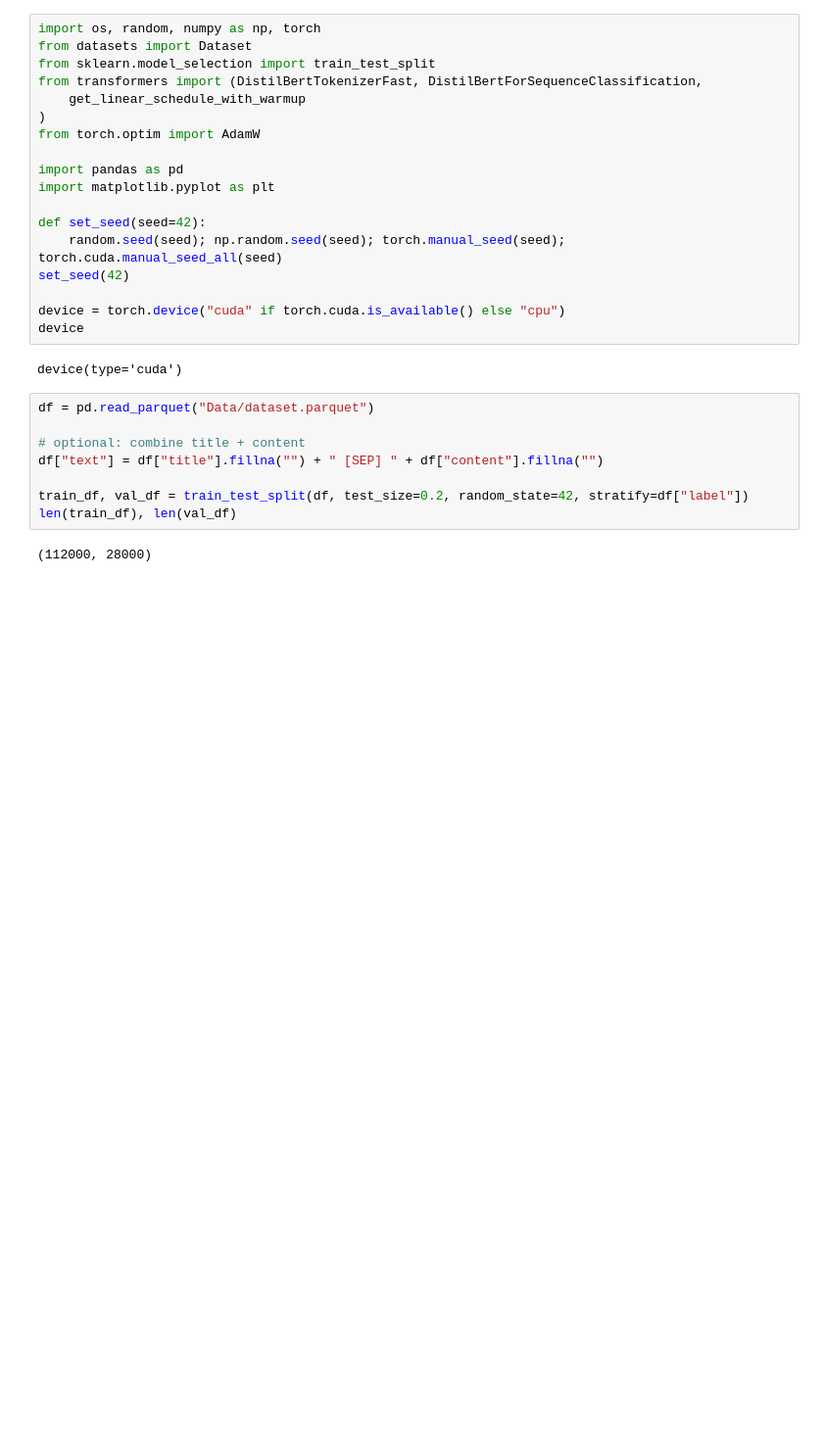
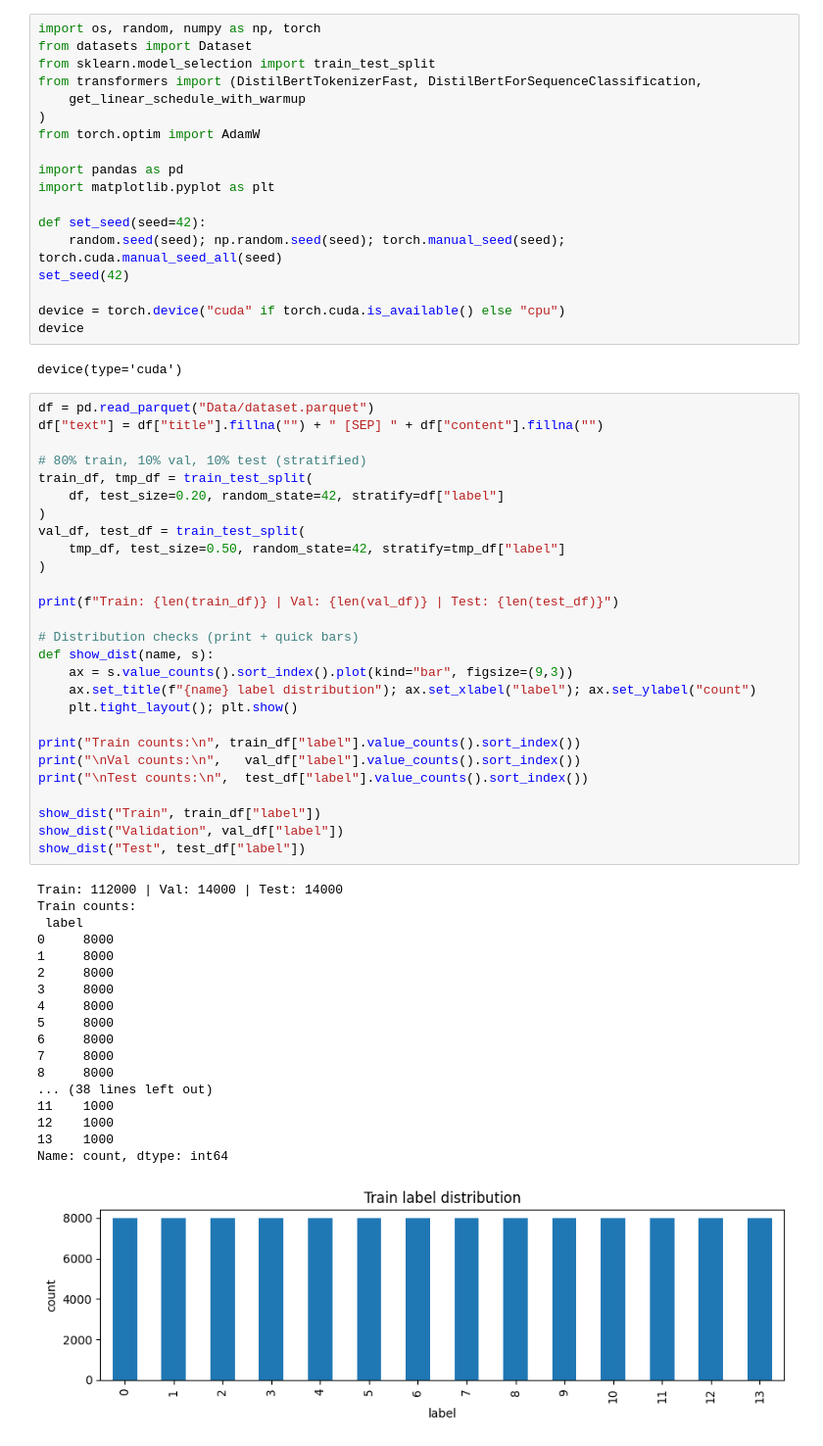
Before and after one commit to FarhanKhalawi/Text-Classification-Using-DistilBERT, a Jupyter notebook: train.ipynb, the cells around one changed output. Shown at 98% size. Cells and saved outputs as stored; diff of their text form; blank space fills up the shorter version.

```diff
--- a/train.ipynb
+++ b/train.ipynb
@@ -54,11 +58,47 @@ device
 device(type='cuda')
 # %%
 df = pd.read_parquet("Data/dataset.parquet")
-
-# optional: combine title + content
 df["text"] = df["title"].fillna("") + " [SEP] " + df["content"].fillna("")
 
-train_df, val_df = train_test_split(df, test_size=0.2, random_state=42, stratify=df["label"])
-len(train_df), len(val_df)
+# 80% train, 10% val, 10% test (stratified)
+train_df, tmp_df = train_test_split(
+    df, test_size=0.20, random_state=42, stratify=df["label"]
+)
+val_df, test_df = train_test_split(
+    tmp_df, test_size=0.50, random_state=42, stratify=tmp_df["label"]
+)
+
+print(f"Train: {len(train_df)} | Val: {len(val_df)} | Test: {len(test_df)}")
+
+# Distribution checks (print + quick bars)
+def show_dist(name, s):
+    ax = s.value_counts().sort_index().plot(kind="bar", figsize=(9,3))
+    ax.set_title(f"{name} label distribution"); ax.set_xlabel("label"); ax.set_ylabel("count")
+    plt.tight_layout(); plt.show()
+
+print("Train counts:\n", train_df["label"].value_counts().sort_index())
+print("\nVal counts:\n",   val_df["label"].value_counts().sort_index())
+print("\nTest counts:\n",  test_df["label"].value_counts().sort_index())
+
+show_dist("Train", train_df["label"])
+show_dist("Validation", val_df["label"])
+show_dist("Test", test_df["label"])
 # %% [output]
-(112000, 28000)
+Train: 112000 | Val: 14000 | Test: 14000
+Train counts:
+ label
+0     8000
+1     8000
+2     8000
+3     8000
+4     8000
+5     8000
+6     8000
+7     8000
+8     8000
+... (38 lines left out)
+11    1000
+12    1000
+13    1000
+Name: count, dtype: int64
+[figure, added]
```
Also changed, not shown: parts of 5 cells of this notebook.
